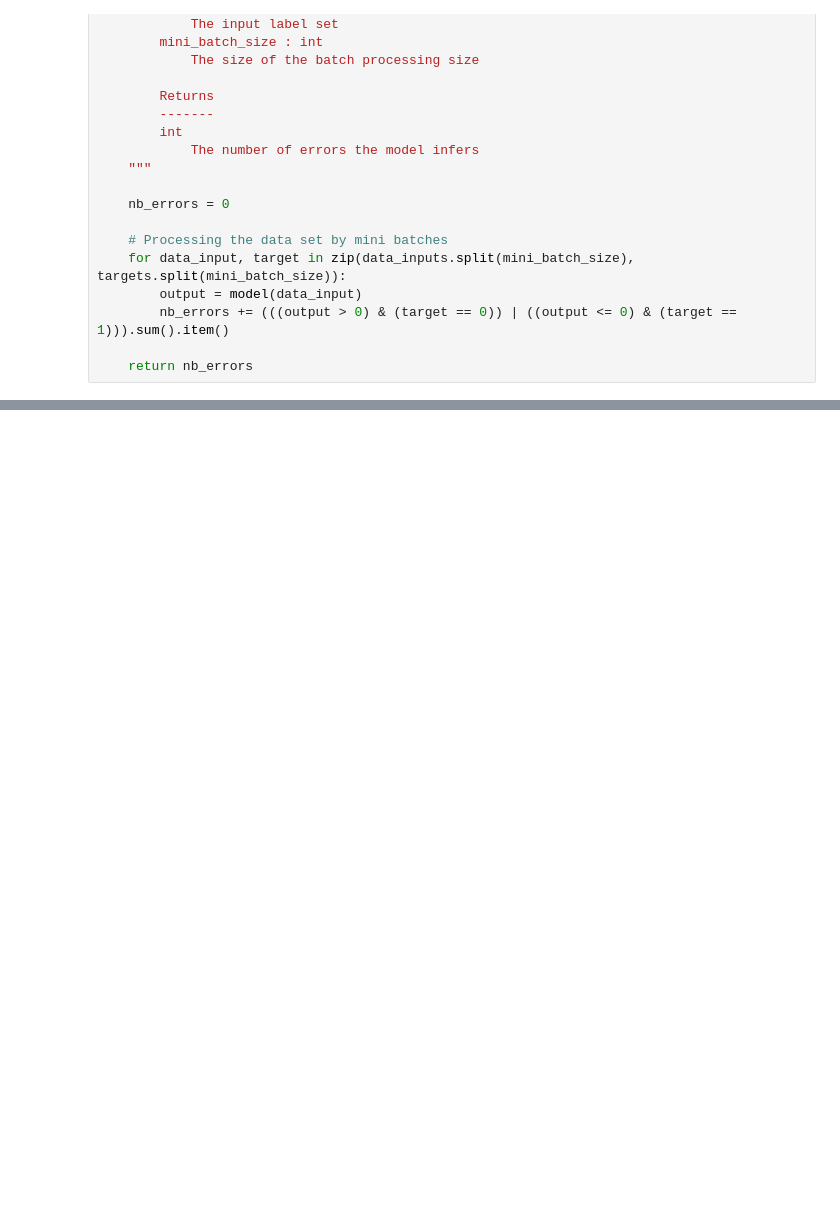
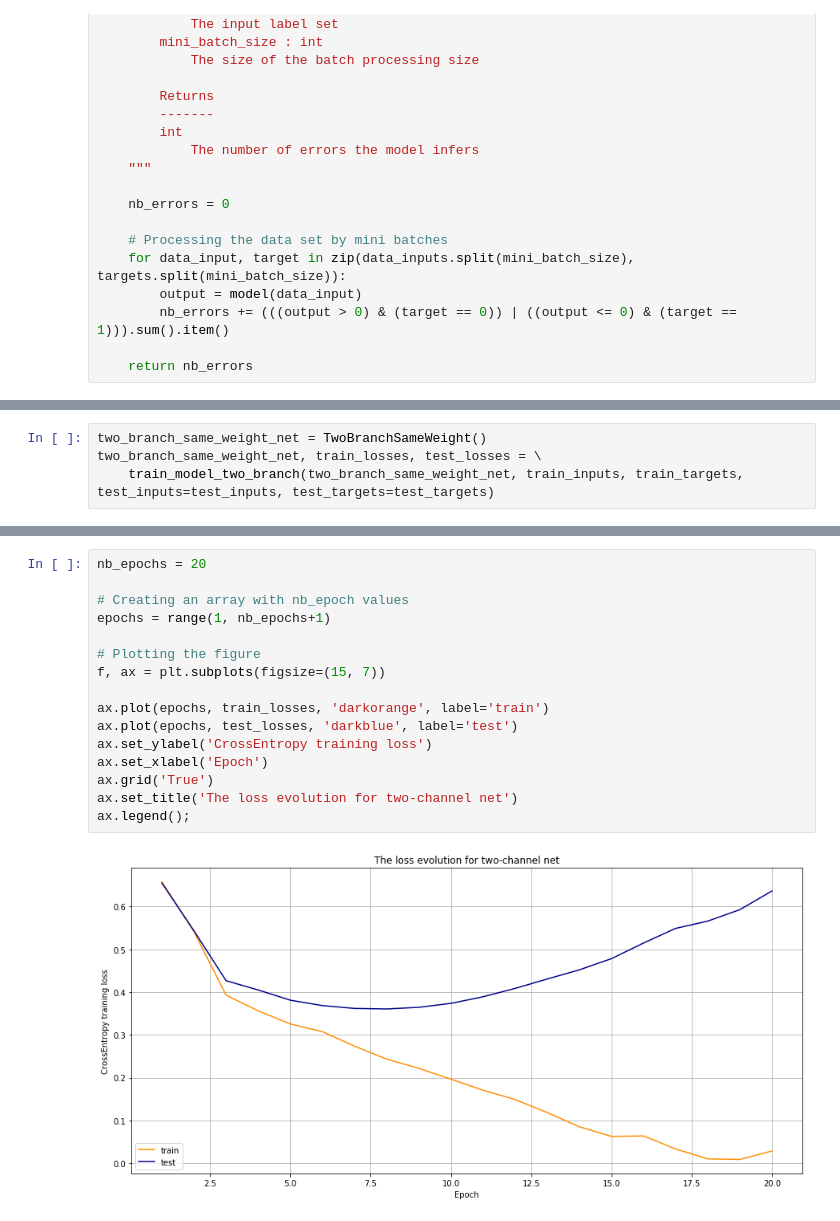
Before and after one commit to masyahook/Deep_learning_mini_projects, a Jupyter notebook: project_attempt.ipynb, the cells around one changed output, grey strips where cells are left out. Saved outputs shown, nothing was run; the diff lists cells and outputs as text; blank space fills up the shorter version.

```diff
--- a/project_attempt.ipynb
+++ b/project_attempt.ipynb
@@ -270,0 +563,4 @@ Number of correct test classifications: 805 out of 1000
+# %%
+two_branch_same_weight_net = TwoBranchSameWeight()
+two_branch_same_weight_net, train_losses, test_losses = \
+    train_model_two_branch(two_branch_same_weight_net, train_inputs, train_targets, test_inputs=test_inputs, test_targets=test_targets)
@@ -270,0 +598,18 @@ Number of correct test classifications: 805 out of 1000
+# %%
+nb_epochs = 20
+
+# Creating an array with nb_epoch values
+epochs = range(1, nb_epochs+1)
+
+# Plotting the figure
+f, ax = plt.subplots(figsize=(15, 7))
+
+ax.plot(epochs, train_losses, 'darkorange', label='train')
+ax.plot(epochs, test_losses, 'darkblue', label='test')
+ax.set_ylabel('CrossEntropy training loss')
+ax.set_xlabel('Epoch')
+ax.grid('True')
+ax.set_title('The loss evolution for two-channel net')
+ax.legend();
+# %% [output]
+[figure, added]
```
Also changed, not shown: parts of 43 cells of this notebook.
